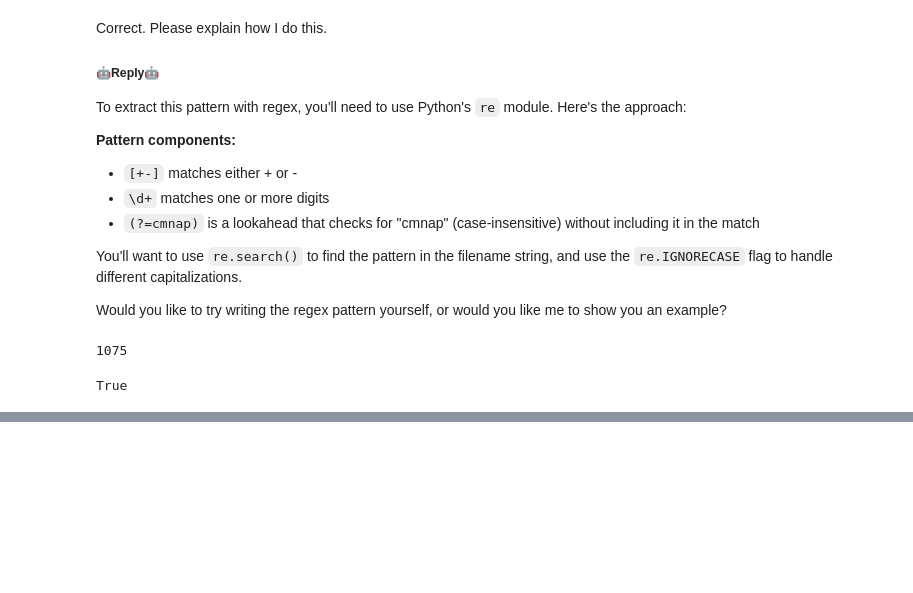
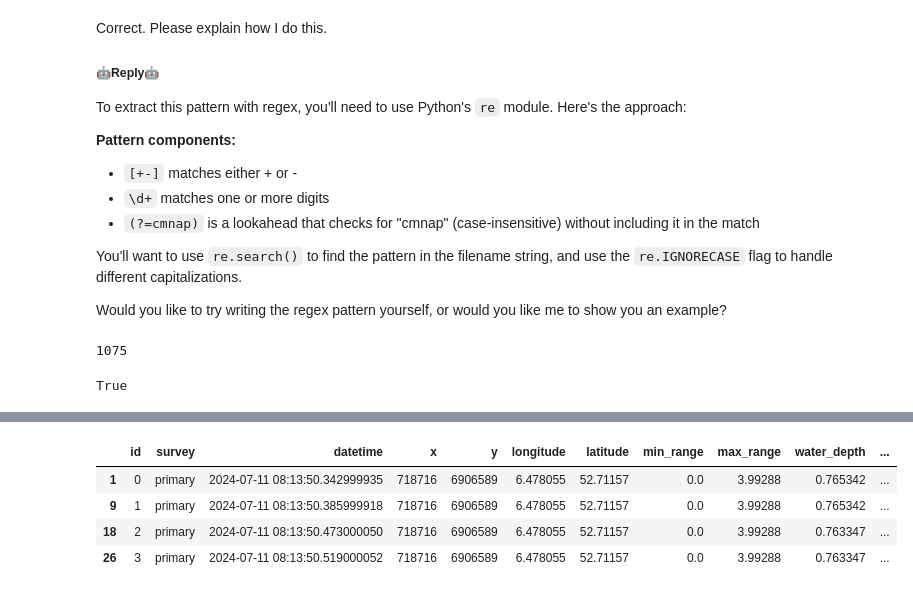
Before and after one commit to Hopsakee/sonar2csv_shape, a Jupyter notebook: nbs/00_core.ipynb, the cells around one changed output, grey strips where cells are left out. Drawn from its saved outputs; the diff is of its cells as text; code cells hidden in the pictures; blank space fills up the shorter version.

```diff
--- a/nbs/00_core.ipynb
+++ b/nbs/00_core.ipynb
@@ -337,0 +354,12 @@ Which one appeals to you more for your use case?
+# %%
+sl2df_sml_pr = sl2df_sml[sl2df_sml["survey"]=="primary"].copy()
+# %%
+sl2df_sml_pr['bottom_height'] = 12.53/100 - sl2df_sml_pr['water_depth']
+# %%
+sl2df_sml_pr.head()
+# %% [output]
+|  | id | survey | datetime | x | y | longitude | latitude | min_range | max_range | water_depth | ... |
+| 1 | 0 | primary | 2024-07-11 08:13:50.342999935 | 718716 | 6906589 | 6.478055 | 52.71157 | 0.0 | 3.99288 | 0.765342 | ... |
+| 9 | 1 | primary | 2024-07-11 08:13:50.385999918 | 718716 | 6906589 | 6.478055 | 52.71157 | 0.0 | 3.99288 | 0.765342 | ... |
+| 18 | 2 | primary | 2024-07-11 08:13:50.473000050 | 718716 | 6906589 | 6.478055 | 52.71157 | 0.0 | 3.99288 | 0.763347 | ... |
+| 26 | 3 | primary | 2024-07-11 08:13:50.519000052 | 718716 | 6906589 | 6.478055 | 52.71157 | 0.0 | 3.99288 | 0.763347 | ... |
```
Also changed, not shown: parts of 19 cells of this notebook, 2 other files.
